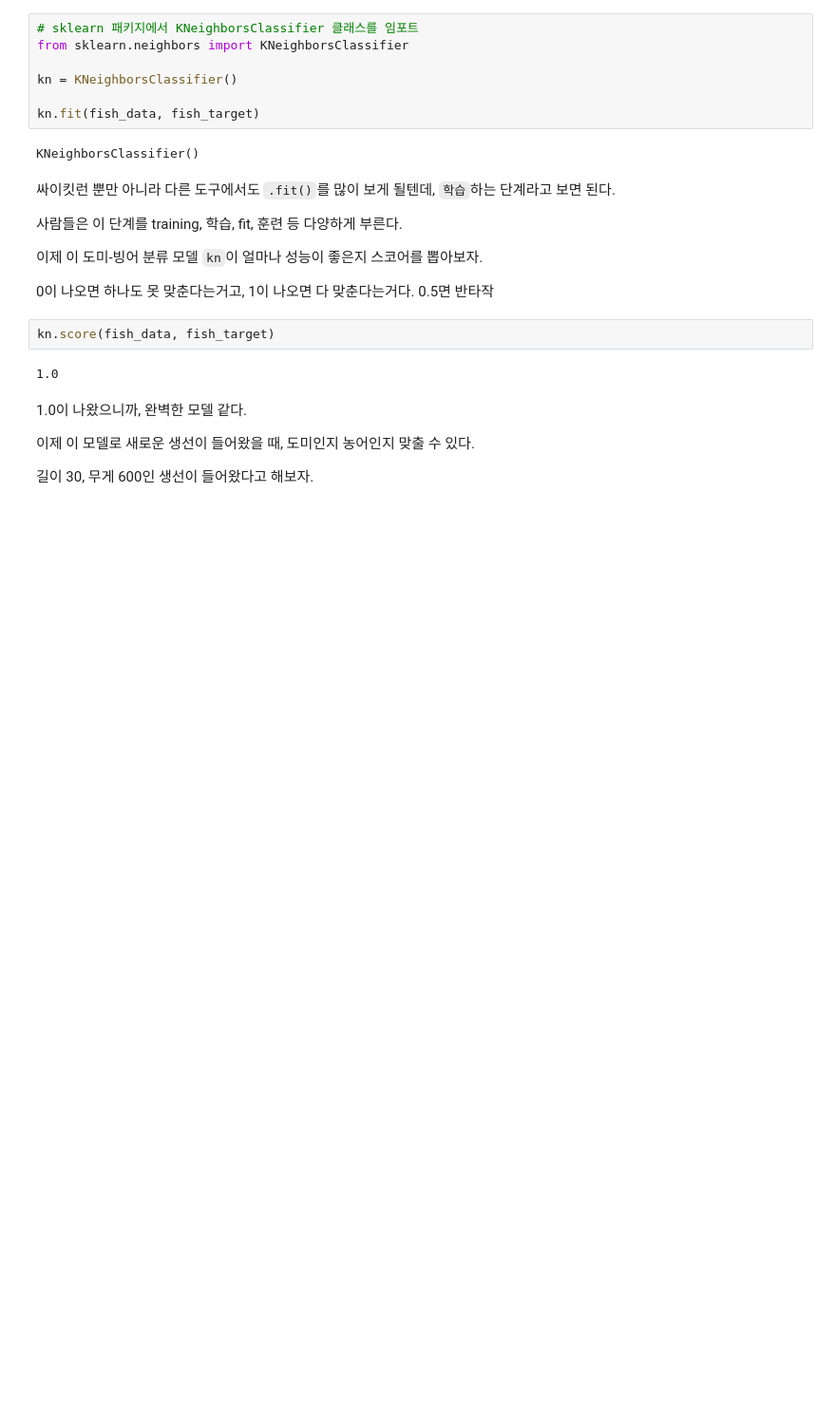
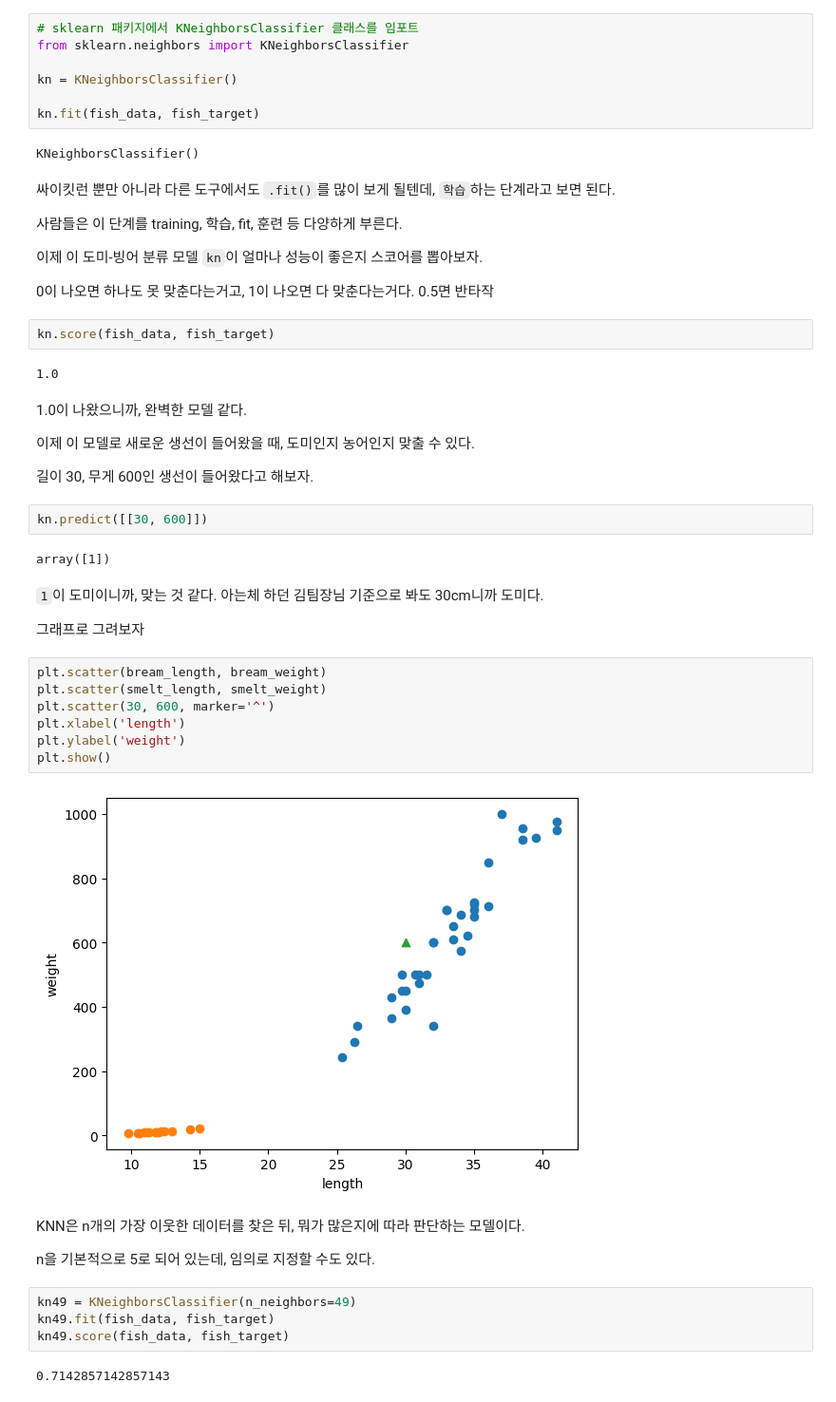
Before and after one commit to saintdragon2/python_101_snu_2024_04, a Jupyter notebook: hongong_ml_dl/chap01/s013_p047.ipynb, the cells around one changed output. Shown at 95% size. Drawn from its saved outputs; the diff is of its cells as text; blank space fills up the shorter version.

```diff
--- a/hongong_ml_dl/chap01/s013_p047.ipynb
+++ b/hongong_ml_dl/chap01/s013_p047.ipynb
@@ -183,3 +183,30 @@ kn.score(fish_data, fish_target)
 이제 이 모델로 새로운 생선이 들어왔을 때, 도미인지 농어인지 맞출 수 있다.
 
 길이 30, 무게 600인 생선이 들어왔다고 해보자.
+# %%
+kn.predict([[30, 600]])
+# %% [output]
+array([1])
+# %% [markdown]
+`1`이 도미이니까, 맞는 것 같다. 아는체 하던 김팀장님 기준으로 봐도 30cm니까 도미다.
+
+그래프로 그려보자
+# %%
+plt.scatter(bream_length, bream_weight)
+plt.scatter(smelt_length, smelt_weight)
+plt.scatter(30, 600, marker='^')
+plt.xlabel('length')
+plt.ylabel('weight')
+plt.show()
+# %% [output]
+[figure, added]
+# %% [markdown]
+KNN은 n개의 가장 이웃한 데이터를 찾은 뒤, 뭐가 많은지에 따라 판단하는 모델이다.
+
+n을 기본적으로 5로 되어 있는데, 임의로 지정할 수도 있다.
+# %%
+kn49 = KNeighborsClassifier(n_neighbors=49)
+kn49.fit(fish_data, fish_target)
+kn49.score(fish_data, fish_target)
+# %% [output]
+0.7142857142857143
```
Also changed, not shown: parts of 1 cell of this notebook.
